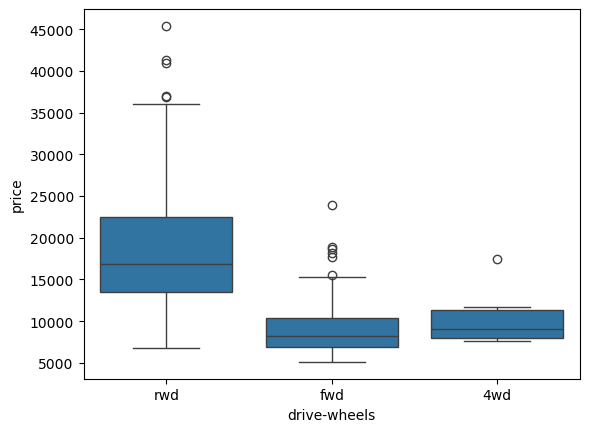
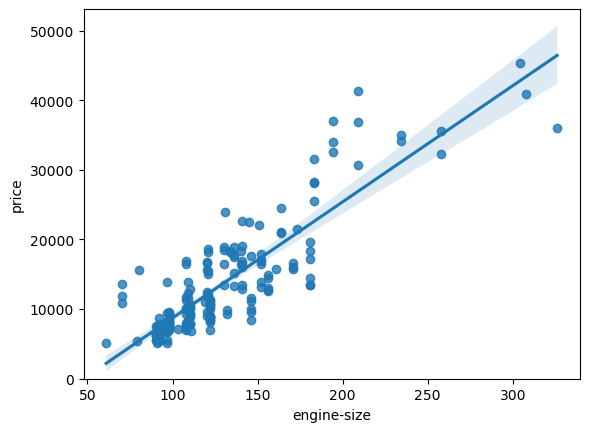
The change to this notebook cell's code, shown as a diff; its figure went from the first image to the second:
--- before
+++ after
@@ -1,2 +1,3 @@
-# drive-wheels
-sns.boxplot(x="drive-wheels", y="price", data=df)
+# Engine size as potential predictor variable of price
+sns.regplot(x="engine-size", y="price", data=df)
+plt.ylim(0,)

Commit: Update Exploratory_data_analysis_cars.ipynb